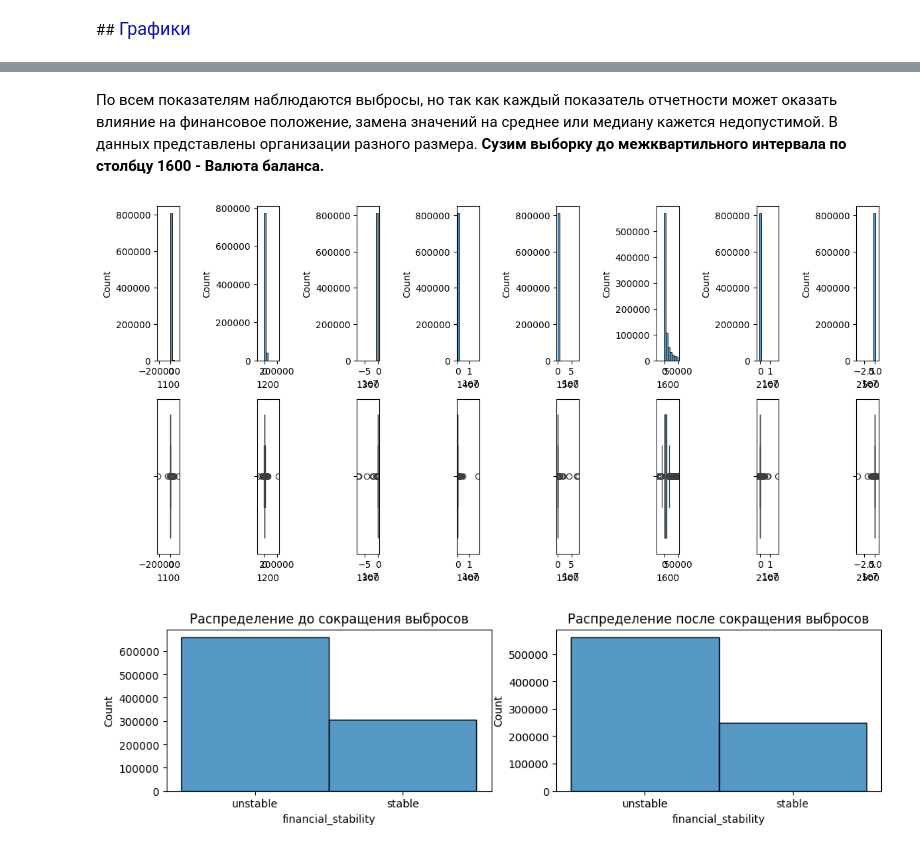
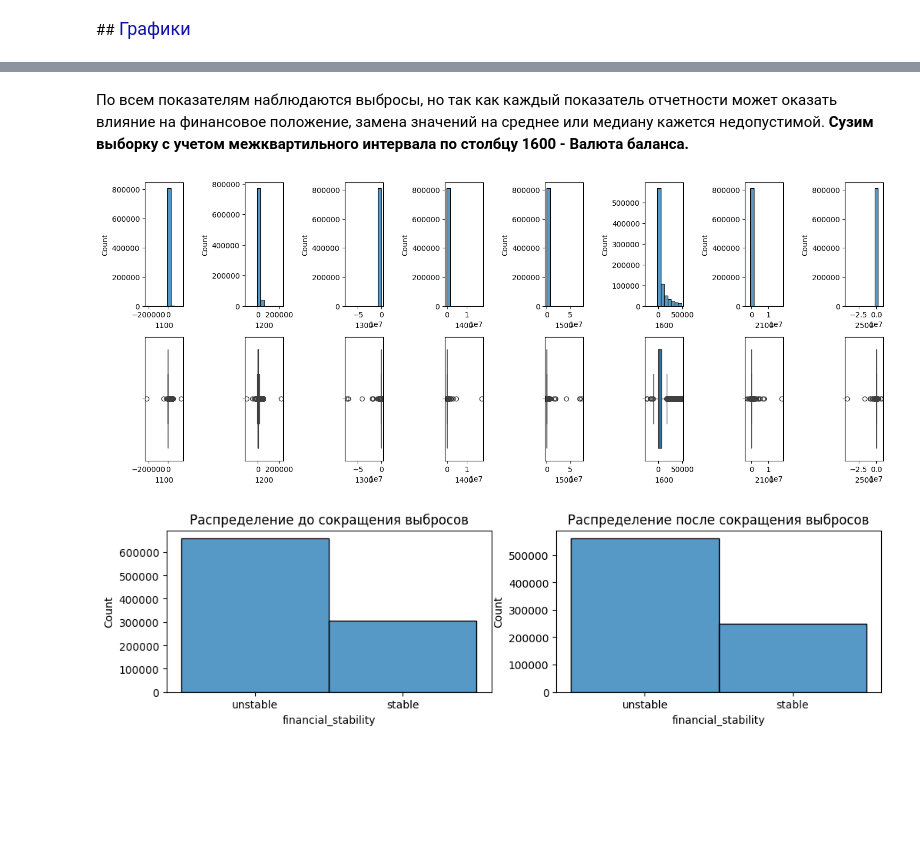
Before and after one commit to AnnaMatochkina/final-certification, a Jupyter notebook: итоговая_аттестация_файл_2.ipynb, the cells around one changed output, grey strips where cells are left out. Saved outputs shown, nothing was run; the diff lists cells and outputs as text; code cells hidden in the pictures; blank space fills up the shorter version.

```diff
--- a/итоговая_аттестация_файл_2.ipynb
+++ b/итоговая_аттестация_файл_2.ipynb
@@ -155,0 +175,3 @@ plt.show()
+# %%
+# Определение кода субъекта РФ по первым двум цифрам ИНН
+df['code_subject'] = df['ID'].astype(str).str[:2].astype(int)
@@ -155,0 +203,2 @@ plt.show()
+# %%
+df = df.drop('code_subject', axis=1)
@@ -156,3 +229,3 @@ plt.show()
 # %% [markdown]
-По всем показателям наблюдаются выбросы, но так как каждый показатель отчетности может оказать влияние на финансовое положение, замена значений на среднее или медиану кажется недопустимой. В данных представлены организации разного размера. **Сузим выборку до межквартильного интервала по столбцу 1600 - Валюта баланса.**
+По всем показателям наблюдаются выбросы, но так как каждый показатель отчетности может оказать влияние на финансовое положение, замена значений на среднее или медиану кажется недопустимой. **Сузим выборку с учетом межквартильного интервала по столбцу 1600 - Валюта баланса.**
 # %%
@@ -163,19 +236,19 @@ iqr = q_third - q_first
 df_iqr = df[(df['1600'] >= (q_first - 1.5 * iqr)) & (df['1600'] <= (q_third + 1.5 * iqr))]
 # %%
 # Гистограммы
-plt.figure(figsize=(12, 6))
+plt.figure(figsize=(15, 6))
 for i, col in enumerate(num_features, 1):
     plt.subplot(2, len(num_features), i)
     sns.histplot(df_iqr[col], bins=10)
 # Box plot
 for i, col in enumerate(num_features, 1):
     plt.subplot(2, len(num_features), i + len(num_features))
     sns.boxplot(x=df_iqr[col])
 
 plt.tight_layout()
 plt.show()
 # %% [output]
-[figure, old version]
+[figure, new version]
 # %%
 # Гистограммы
 plt.figure(figsize=(12,6))
```
Also changed, not shown: parts of 103 cells of this notebook.
